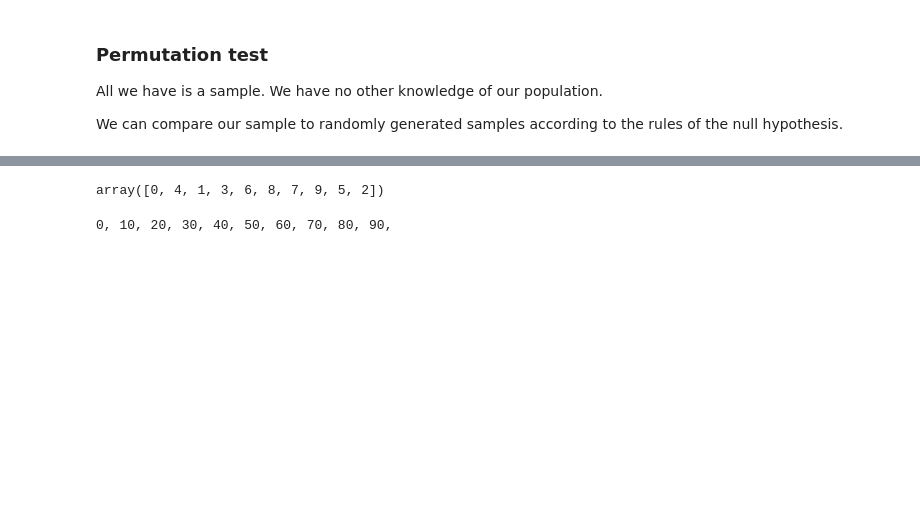
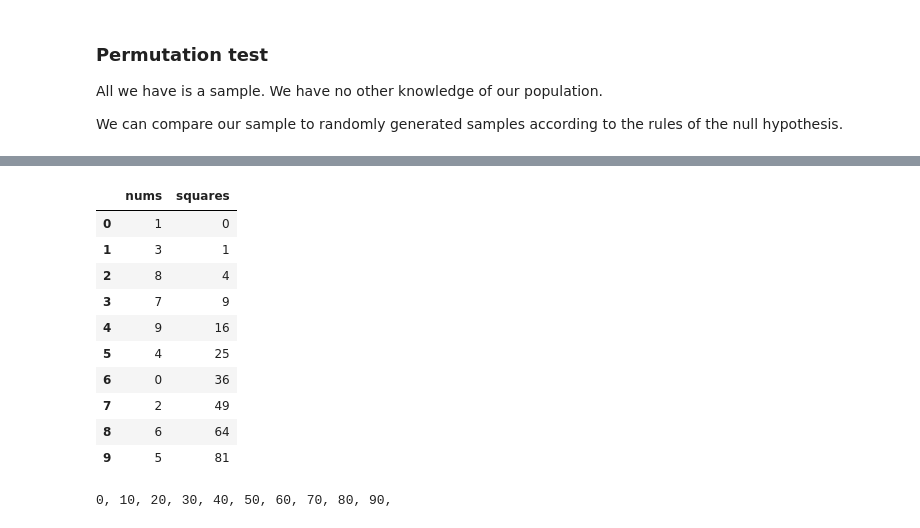
Before and after one commit to jemmott/DSC10-Sp20, a Jupyter notebook: Discussions/Week07/discussion.ipynb, the cells around one changed output, grey strips where cells are left out. Drawn from its saved outputs; the diff is of its cells as text; code cells hidden in the pictures; blank space fills up the shorter version.

```diff
--- a/Discussions/Week07/discussion.ipynb
+++ b/Discussions/Week07/discussion.ipynb
@@ -218,4 +233,16 @@ We can compare our sample to randomly generated samples according to the rules o
 # %%
-np.random.permutation([0,1,2,3,4,5,6,7,8,9])
+nums_new = np.random.permutation([0,1,2,3,4,5,6,7,8,9])
+shuffled_squares_table = bpd.DataFrame().assign(nums = nums_new, squares = np.arange(10)**2)
+shuffled_squares_table
 # %% [output]
-array([0, 4, 1, 3, 6, 8, 7, 9, 5, 2])
+|  | nums | squares |
+| 0 | 1 | 0 |
+| 1 | 3 | 1 |
+| 2 | 8 | 4 |
+| 3 | 7 | 9 |
+| 4 | 9 | 16 |
+| 5 | 4 | 25 |
+| 6 | 0 | 36 |
+| 7 | 2 | 49 |
+| 8 | 6 | 64 |
+| 9 | 5 | 81 |
```
Also changed, not shown: parts of 15 cells of this notebook.
